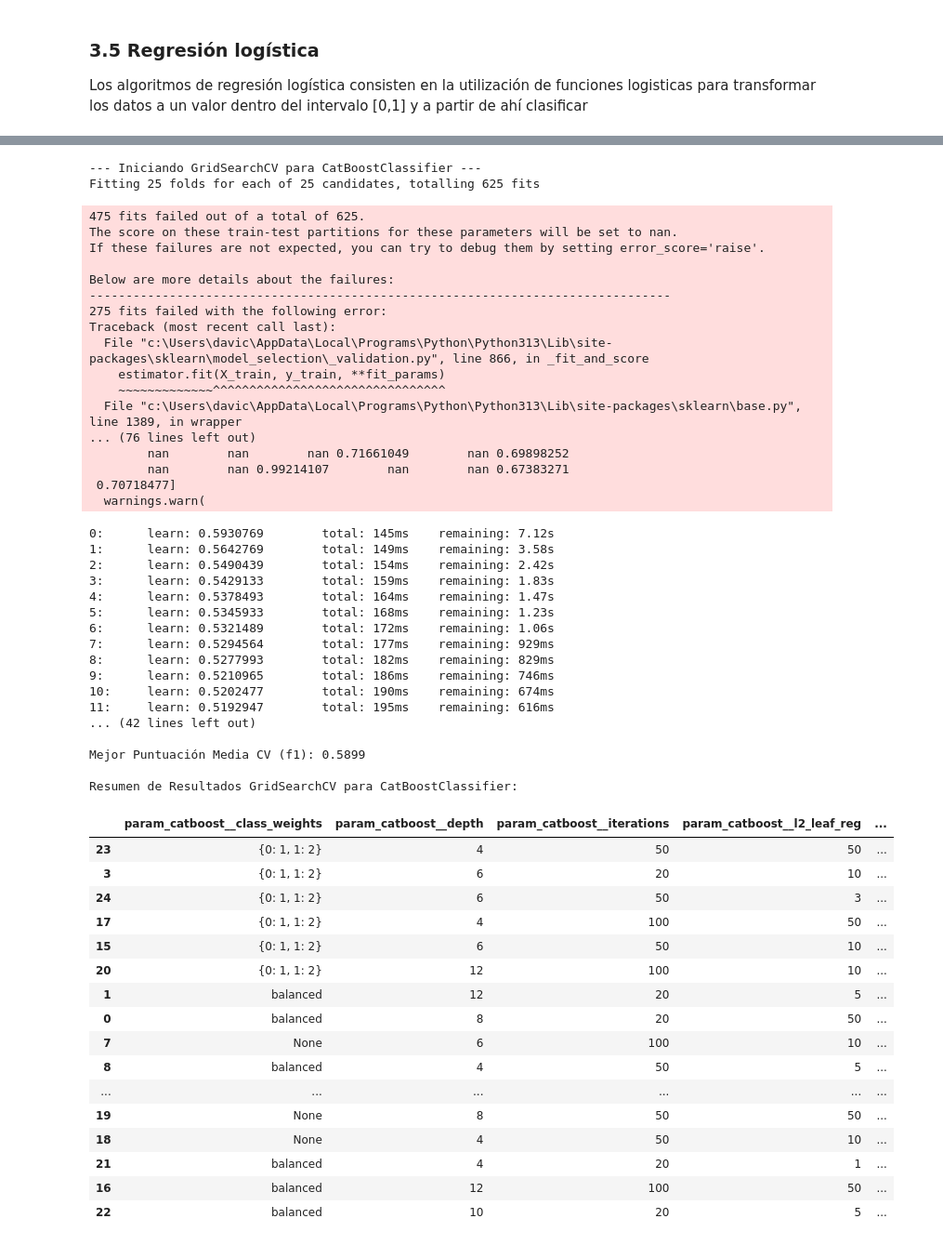
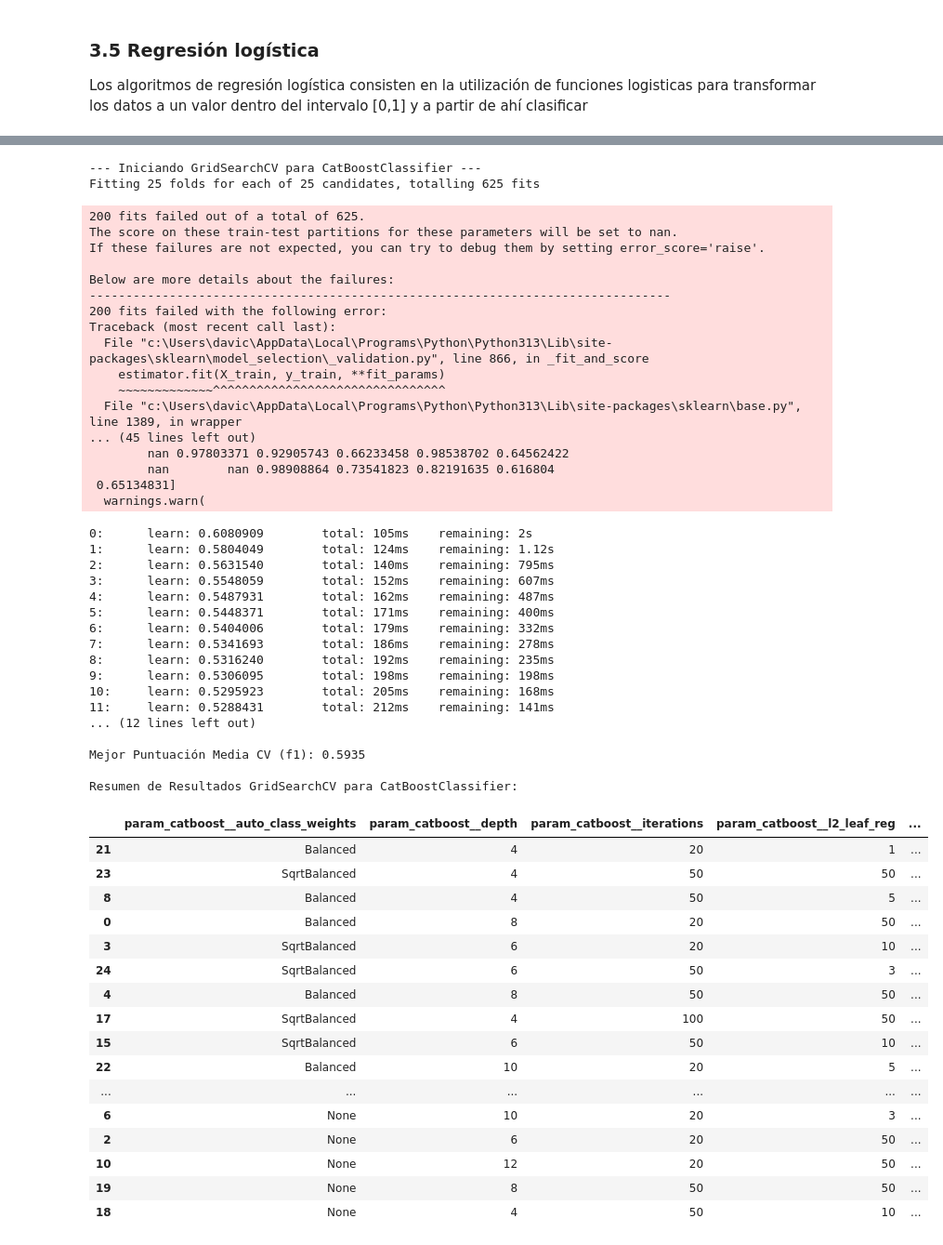
Before and after one commit to GuillermoMorcillo/Practica1Mineria, a Jupyter notebook: Práctica 2 - Aprendizaje y selección de modelos de clasificación.ipynb, the cells around one changed output, grey strips where cells are left out. Shown at 93% size. Saved outputs shown, nothing was run; the diff lists cells and outputs as text; code cells hidden in the pictures.

```diff
--- a/Práctica 2 - Aprendizaje y selección de modelos de clasificación.ipynb
+++ b/Práctica 2 - Aprendizaje y selección de modelos de clasificación.ipynb
@@ -1375,73 +1382,73 @@ catboost_param_distributions = {
     "catboost__learning_rate":uniform(0.6, 0.4),
     'catboost__iterations': [20, 50, 100],
     'catboost__l2_leaf_reg': [1,3,5,10,50],
-    'catboost__class_weights': [None, 'balanced', {0:1, 1:2}]
+    'catboost__auto_class_weights': [None,'Balanced', 'SqrtBalanced']
 }
 
 catboost_search_results = optimize_with_grid_search(
     estimator=catboost_pipeline,
     param_distributions=catboost_param_distributions,
     X_train=X_train,
     y_train=y_train,
     cv_strategy=cv_strategy,
     scoring_metric=scoring_metric,
     refit="f1"
 )
 
 best_catboost_model = catboost_search_results.best_estimator_
 # %% [output]
 --- Iniciando GridSearchCV para CatBoostClassifier ---
 Fitting 25 folds for each of 25 candidates, totalling 625 fits
-475 fits failed out of a total of 625.
+200 fits failed out of a total of 625.
 The score on these train-test partitions for these parameters will be set to nan.
 If these failures are not expected, you can try to debug them by setting error_score='raise'.
 
 Below are more details about the failures:
 --------------------------------------------------------------------------------
-275 fits failed with the following error:
+200 fits failed with the following error:
 Traceback (most recent call last):
   File "c:\Users\davic\AppData\Local\Programs\Python\Python313\Lib\site-packages\sklearn\model_selection\_validation.py", line 866, in _fit_and_score
     estimator.fit(X_train, y_train, **fit_params)
     ~~~~~~~~~~~~~^^^^^^^^^^^^^^^^^^^^^^^^^^^^^^^^
   File "c:\Users\davic\AppData\Local\Programs\Python\Python313\Lib\site-packages\sklearn\base.py", line 1389, in wrapper
-... (76 lines left out)
-        nan        nan        nan 0.71661049        nan 0.69898252
-        nan        nan 0.99214107        nan        nan 0.67383271
- 0.70718477]
+... (45 lines left out)
+        nan 0.97803371 0.92905743 0.66233458 0.98538702 0.64562422
+        nan        nan 0.98908864 0.73541823 0.82191635 0.616804
+ 0.65134831]
   warnings.warn(
-0:      learn: 0.5930769        total: 145ms    remaining: 7.12s
-1:      learn: 0.5642769        total: 149ms    remaining: 3.58s
-2:      learn: 0.5490439        total: 154ms    remaining: 2.42s
-3:      learn: 0.5429133        total: 159ms    remaining: 1.83s
-4:      learn: 0.5378493        total: 164ms    remaining: 1.47s
-5:      learn: 0.5345933        total: 168ms    remaining: 1.23s
-6:      learn: 0.5321489        total: 172ms    remaining: 1.06s
-7:      learn: 0.5294564        total: 177ms    remaining: 929ms
-8:      learn: 0.5277993        total: 182ms    remaining: 829ms
-9:      learn: 0.5210965        total: 186ms    remaining: 746ms
-10:     learn: 0.5202477        total: 190ms    remaining: 674ms
-11:     learn: 0.5192947        total: 195ms    remaining: 616ms
-... (42 lines left out)
+0:      learn: 0.6080909        total: 105ms    remaining: 2s
+1:      learn: 0.5804049        total: 124ms    remaining: 1.12s
+2:      learn: 0.5631540        total: 140ms    remaining: 795ms
+3:      learn: 0.5548059        total: 152ms    remaining: 607ms
+4:      learn: 0.5487931        total: 162ms    remaining: 487ms
+5:      learn: 0.5448371        total: 171ms    remaining: 400ms
+6:      learn: 0.5404006        total: 179ms    remaining: 332ms
+7:      learn: 0.5341693        total: 186ms    remaining: 278ms
+8:      learn: 0.5316240        total: 192ms    remaining: 235ms
+9:      learn: 0.5306095        total: 198ms    remaining: 198ms
+10:     learn: 0.5295923        total: 205ms    remaining: 168ms
+11:     learn: 0.5288431        total: 212ms    remaining: 141ms
+... (12 lines left out)
 
-Mejor Puntuación Media CV (f1): 0.5899
+Mejor Puntuación Media CV (f1): 0.5935
 
 Resumen de Resultados GridSearchCV para CatBoostClassifier:
-|  | param_catboost__class_weights | param_catboost__depth | param_catboost__iterations | param_catboost__l2_leaf_reg | ... |
-| 23 | {0: 1, 1: 2} | 4 | 50 | 50 | ... |
-| 3 | {0: 1, 1: 2} | 6 | 20 | 10 | ... |
-| 24 | {0: 1, 1: 2} | 6 | 50 | 3 | ... |
-| 17 | {0: 1, 1: 2} | 4 | 100 | 50 | ... |
-| 15 | {0: 1, 1: 2} | 6 | 50 | 10 | ... |
-| 20 | {0: 1, 1: 2} | 12 | 100 | 10 | ... |
-| 1 | balanced | 12 | 20 | 5 | ... |
-| 0 | balanced | 8 | 20 | 50 | ... |
-| 7 | None | 6 | 100 | 10 | ... |
-| 8 | balanced | 4 | 50 | 5 | ... |
+|  | param_catboost__auto_class_weights | param_catboost__depth | param_catboost__iterations | param_catboost__l2_leaf_reg | ... |
+| 21 | Balanced | 4 | 20 | 1 | ... |
+| 23 | SqrtBalanced | 4 | 50 | 50 | ... |
+| 8 | Balanced | 4 | 50 | 5 | ... |
+| 0 | Balanced | 8 | 20 | 50 | ... |
+| 3 | SqrtBalanced | 6 | 20 | 10 | ... |
+| 24 | SqrtBalanced | 6 | 50 | 3 | ... |
+| 4 | Balanced | 8 | 50 | 50 | ... |
+| 17 | SqrtBalanced | 4 | 100 | 50 | ... |
+| 15 | SqrtBalanced | 6 | 50 | 10 | ... |
+| 22 | Balanced | 10 | 20 | 5 | ... |
 | ... | ... | ... | ... | ... | ... |
+| 6 | None | 10 | 20 | 3 | ... |
+| 2 | None | 6 | 20 | 50 | ... |
+| 10 | None | 12 | 20 | 50 | ... |
 | 19 | None | 8 | 50 | 50 | ... |
 | 18 | None | 4 | 50 | 10 | ... |
-| 21 | balanced | 4 | 20 | 1 | ... |
-| 16 | balanced | 12 | 100 | 50 | ... |
-| 22 | balanced | 10 | 20 | 5 | ... |
 # %% [markdown]
 #### 3.6.3 LightGBM
```
Also changed, not shown: parts of 19 cells of this notebook, 9 other files.
